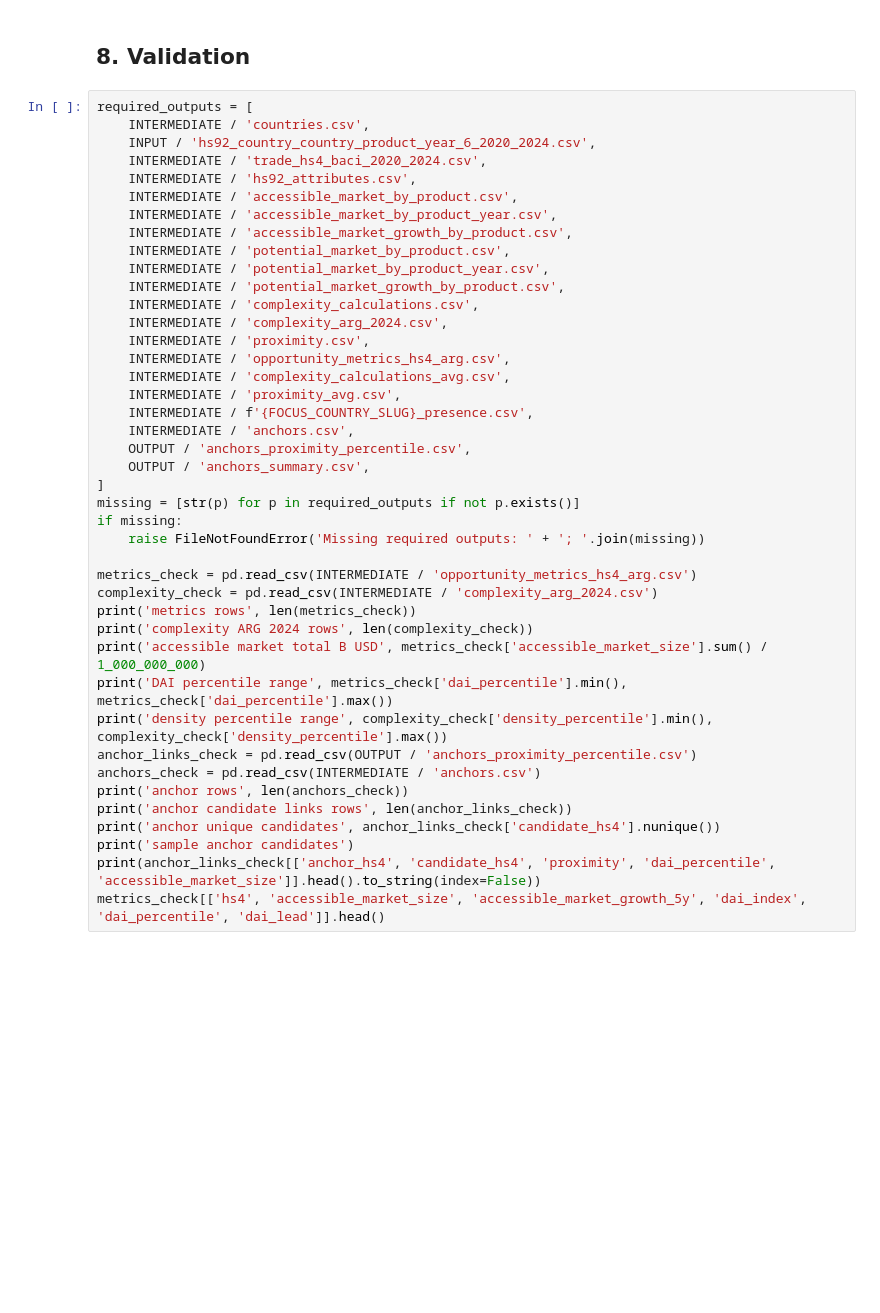
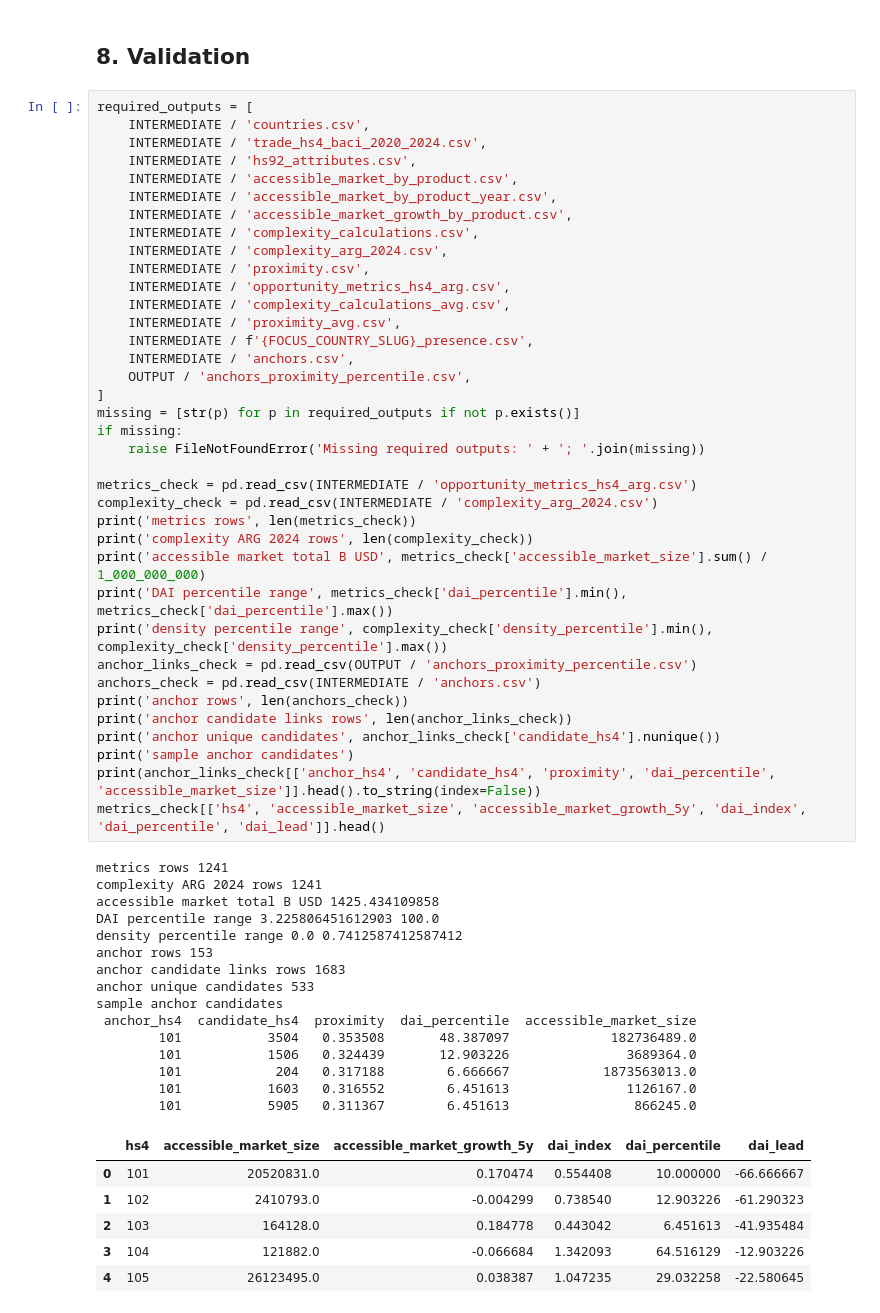
Before and after one commit to jcanas21/GL_argentina_opportunities, a Jupyter notebook: code/data_processing.ipynb, the cells around one changed output. Saved outputs shown, nothing was run; the diff lists cells and outputs as text; blank space fills up the shorter version.

```diff
--- a/code/data_processing.ipynb
+++ b/code/data_processing.ipynb
@@ -726,42 +772,59 @@ panel[['anchor_hs4', 'candidate_hs4', 'proximity', 'dai_percentile', 'accessible
 # %%
 required_outputs = [
     INTERMEDIATE / 'countries.csv',
-    INPUT / 'hs92_country_country_product_year_6_2020_2024.csv',
     INTERMEDIATE / 'trade_hs4_baci_2020_2024.csv',
     INTERMEDIATE / 'hs92_attributes.csv',
     INTERMEDIATE / 'accessible_market_by_product.csv',
     INTERMEDIATE / 'accessible_market_by_product_year.csv',
     INTERMEDIATE / 'accessible_market_growth_by_product.csv',
-    INTERMEDIATE / 'potential_market_by_product.csv',
-    INTERMEDIATE / 'potential_market_by_product_year.csv',
-    INTERMEDIATE / 'potential_market_growth_by_product.csv',
     INTERMEDIATE / 'complexity_calculations.csv',
     INTERMEDIATE / 'complexity_arg_2024.csv',
     INTERMEDIATE / 'proximity.csv',
     INTERMEDIATE / 'opportunity_metrics_hs4_arg.csv',
     INTERMEDIATE / 'complexity_calculations_avg.csv',
     INTERMEDIATE / 'proximity_avg.csv',
     INTERMEDIATE / f'{FOCUS_COUNTRY_SLUG}_presence.csv',
     INTERMEDIATE / 'anchors.csv',
     OUTPUT / 'anchors_proximity_percentile.csv',
-    OUTPUT / 'anchors_summary.csv',
 ]
 missing = [str(p) for p in required_outputs if not p.exists()]
 if missing:
     raise FileNotFoundError('Missing required outputs: ' + '; '.join(missing))
 
 metrics_check = pd.read_csv(INTERMEDIATE / 'opportunity_metrics_hs4_arg.csv')
 complexity_check = pd.read_csv(INTERMEDIATE / 'complexity_arg_2024.csv')
 print('metrics rows', len(metrics_check))
 print('complexity ARG 2024 rows', len(complexity_check))
 print('accessible market total B USD', metrics_check['accessible_market_size'].sum() / 1_000_000_000)
 print('DAI percentile range', metrics_check['dai_percentile'].min(), metrics_check['dai_percentile'].max())
 print('density percentile range', complexity_check['density_percentile'].min(), complexity_check['density_percentile'].max())
 anchor_links_check = pd.read_csv(OUTPUT / 'anchors_proximity_percentile.csv')
 anchors_check = pd.read_csv(INTERMEDIATE / 'anchors.csv')
 print('anchor rows', len(anchors_check))
 print('anchor candidate links rows', len(anchor_links_check))
 print('anchor unique candidates', anchor_links_check['candidate_hs4'].nunique())
 print('sample anchor candidates')
 print(anchor_links_check[['anchor_hs4', 'candidate_hs4', 'proximity', 'dai_percentile', 'accessible_market_size']].head().to_string(index=False))
 metrics_check[['hs4', 'accessible_market_size', 'accessible_market_growth_5y', 'dai_index', 'dai_percentile', 'dai_lead']].head()
+# %% [output]
+metrics rows 1241
+complexity ARG 2024 rows 1241
+accessible market total B USD 1425.434109858
+DAI percentile range 3.225806451612903 100.0
+density percentile range 0.0 0.7412587412587412
+anchor rows 153
+anchor candidate links rows 1683
+anchor unique candidates 533
+sample anchor candidates
+ anchor_hs4  candidate_hs4  proximity  dai_percentile  accessible_market_size
+        101           3504   0.353508       48.387097             182736489.0
+        101           1506   0.324439       12.903226               3689364.0
+        101            204   0.317188        6.666667            1873563013.0
+        101           1603   0.316552        6.451613               1126167.0
+        101           5905   0.311367        6.451613                866245.0
+|  | hs4 | accessible_market_size | accessible_market_growth_5y | dai_index | dai_percentile | dai_lead |
+| 0 | 101 | 20520831.0 | 0.170474 | 0.554408 | 10.000000 | -66.666667 |
+| 1 | 102 | 2410793.0 | -0.004299 | 0.738540 | 12.903226 | -61.290323 |
+| 2 | 103 | 164128.0 | 0.184778 | 0.443042 | 6.451613 | -41.935484 |
+| 3 | 104 | 121882.0 | -0.066684 | 1.342093 | 64.516129 | -12.903226 |
+| 4 | 105 | 26123495.0 | 0.038387 | 1.047235 | 29.032258 | -22.580645 |
```
Also changed, not shown: parts of 11 cells of this notebook, 7 other files.
